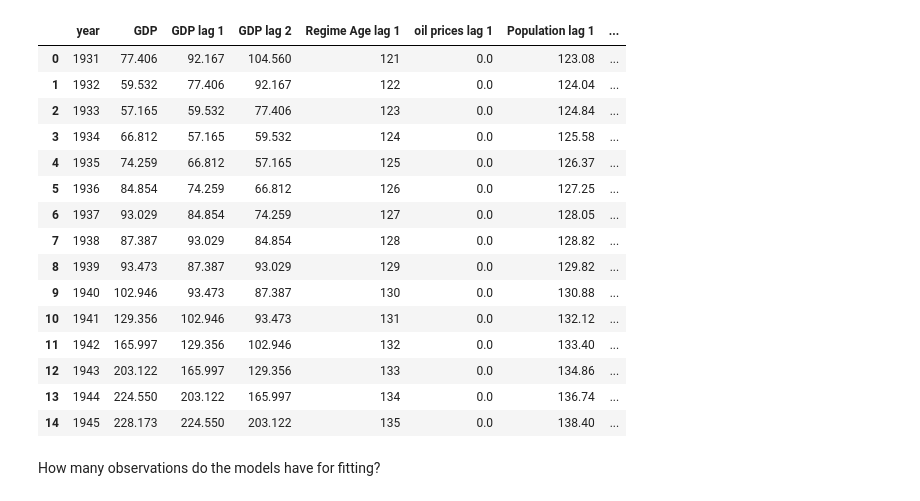
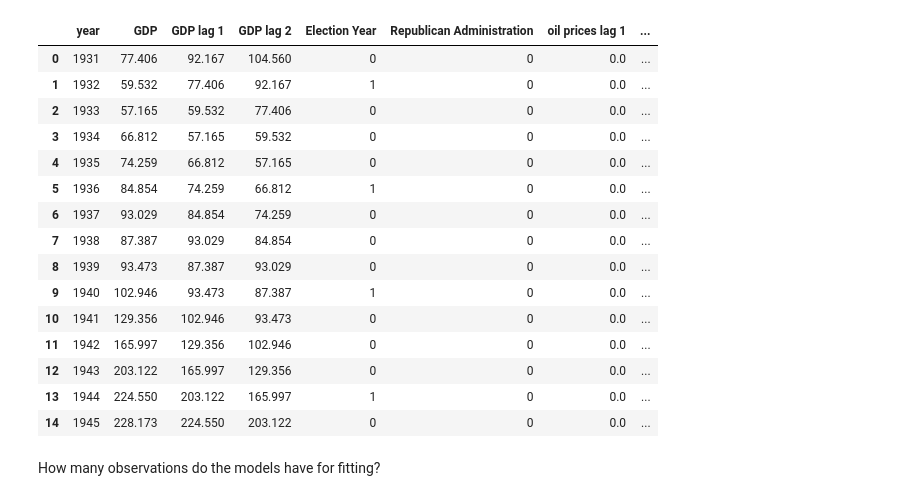
Before and after one commit to dssg/hitchhikers-guide, a Jupyter notebook: curriculum/3_modeling_and_machine_learning/machine-learning/predicting_GDP.ipynb, the cells around one changed output. Cells and saved outputs as stored; diff of their text form; code cells hidden in the pictures.

```diff
--- a/curriculum/3_modeling_and_machine_learning/machine-learning/predicting_GDP.ipynb
+++ b/curriculum/3_modeling_and_machine_learning/machine-learning/predicting_GDP.ipynb
@@ -34,2 +79,2 @@ We're going to see what happens when we predict US Gross Domestic Product for th
 # %%
-df = pd.read_csv('GDP.csv')
+GDP_df = pd.read_csv('GDP.csv')
@@ -94,22 +108,22 @@ Here's what the data look like:
 # %%
-df.head(n=15)
+GDP_df.head(n=15)
 # %% [output]
-|  | year | GDP | GDP lag 1 | GDP lag 2 | Regime Age lag 1 | oil prices lag 1 | Population lag 1 | ... |
-| 0 | 1931 | 77.406 | 92.167 | 104.560 | 121 | 0.0 | 123.08 | ... |
-| 1 | 1932 | 59.532 | 77.406 | 92.167 | 122 | 0.0 | 124.04 | ... |
-| 2 | 1933 | 57.165 | 59.532 | 77.406 | 123 | 0.0 | 124.84 | ... |
-| 3 | 1934 | 66.812 | 57.165 | 59.532 | 124 | 0.0 | 125.58 | ... |
-| 4 | 1935 | 74.259 | 66.812 | 57.165 | 125 | 0.0 | 126.37 | ... |
-| 5 | 1936 | 84.854 | 74.259 | 66.812 | 126 | 0.0 | 127.25 | ... |
-| 6 | 1937 | 93.029 | 84.854 | 74.259 | 127 | 0.0 | 128.05 | ... |
-| 7 | 1938 | 87.387 | 93.029 | 84.854 | 128 | 0.0 | 128.82 | ... |
-| 8 | 1939 | 93.473 | 87.387 | 93.029 | 129 | 0.0 | 129.82 | ... |
-| 9 | 1940 | 102.946 | 93.473 | 87.387 | 130 | 0.0 | 130.88 | ... |
-| 10 | 1941 | 129.356 | 102.946 | 93.473 | 131 | 0.0 | 132.12 | ... |
-| 11 | 1942 | 165.997 | 129.356 | 102.946 | 132 | 0.0 | 133.40 | ... |
-| 12 | 1943 | 203.122 | 165.997 | 129.356 | 133 | 0.0 | 134.86 | ... |
-| 13 | 1944 | 224.550 | 203.122 | 165.997 | 134 | 0.0 | 136.74 | ... |
-| 14 | 1945 | 228.173 | 224.550 | 203.122 | 135 | 0.0 | 138.40 | ... |
+|  | year | GDP | GDP lag 1 | GDP lag 2 | Election Year | Republican Administration | oil prices lag 1 | ... |
+| 0 | 1931 | 77.406 | 92.167 | 104.560 | 0 | 0 | 0.0 | ... |
+| 1 | 1932 | 59.532 | 77.406 | 92.167 | 1 | 0 | 0.0 | ... |
+| 2 | 1933 | 57.165 | 59.532 | 77.406 | 0 | 0 | 0.0 | ... |
+| 3 | 1934 | 66.812 | 57.165 | 59.532 | 0 | 0 | 0.0 | ... |
+| 4 | 1935 | 74.259 | 66.812 | 57.165 | 0 | 0 | 0.0 | ... |
+| 5 | 1936 | 84.854 | 74.259 | 66.812 | 1 | 0 | 0.0 | ... |
+| 6 | 1937 | 93.029 | 84.854 | 74.259 | 0 | 0 | 0.0 | ... |
+| 7 | 1938 | 87.387 | 93.029 | 84.854 | 0 | 0 | 0.0 | ... |
+| 8 | 1939 | 93.473 | 87.387 | 93.029 | 0 | 0 | 0.0 | ... |
+| 9 | 1940 | 102.946 | 93.473 | 87.387 | 1 | 0 | 0.0 | ... |
+| 10 | 1941 | 129.356 | 102.946 | 93.473 | 0 | 0 | 0.0 | ... |
+| 11 | 1942 | 165.997 | 129.356 | 102.946 | 0 | 0 | 0.0 | ... |
+| 12 | 1943 | 203.122 | 165.997 | 129.356 | 0 | 0 | 0.0 | ... |
+| 13 | 1944 | 224.550 | 203.122 | 165.997 | 1 | 0 | 0.0 | ... |
+| 14 | 1945 | 228.173 | 224.550 | 203.122 | 0 | 0 | 0.0 | ... |
 # %% [markdown]
 How many observations do the models have for fitting?
 # %%
```
Also changed, not shown: parts of 16 cells of this notebook, 1 other file.
